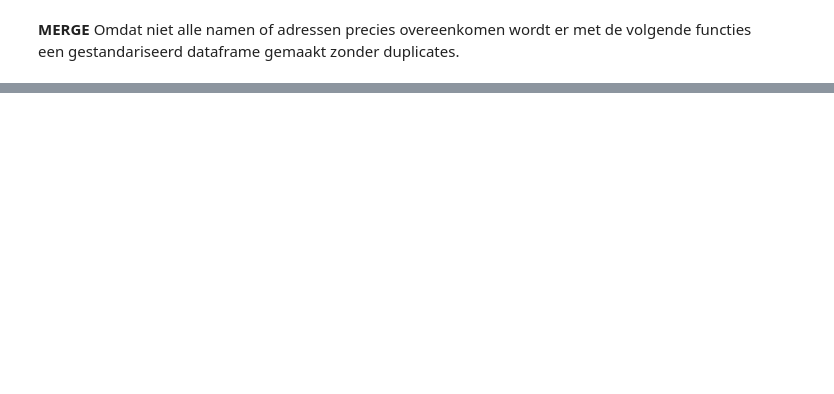
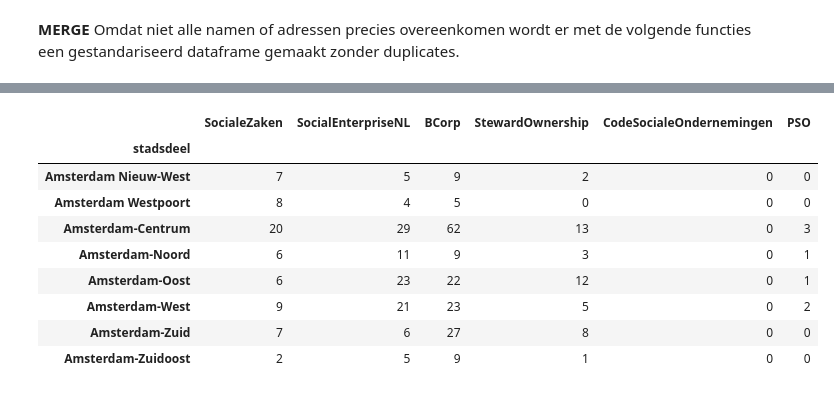
Before and after one commit to Rmjvanengelen/Impact-data-scraper, a Jupyter notebook: Scraper_impact.ipynb, the cells around one changed output, grey strips where cells are left out. Saved outputs shown, nothing was run; the diff lists cells and outputs as text; code cells hidden in the pictures; blank space fills up the shorter version.

```diff
--- a/Scraper_impact.ipynb
+++ b/Scraper_impact.ipynb
@@ -554,0 +626,12 @@ np.int64(0)
+# %%
+master["label_count"] = master[label_cols].sum(axis=1)
+
+overlap_stats = master["label_count"].value_counts().sort_index()
+overlap_stats_pct = (overlap_stats / n_total * 100).round(1)
+
+pd.DataFrame({
+    "organisations": overlap_stats,
+    "percent": overlap_stats_pct
+})
+print("Organisations with ≥2 labels (overlap):", int((master["label_count"] >= 2).sum()))
+print("Percent with ≥2 labels:", round((master["label_count"] >= 2).mean() * 100, 1), "%")
@@ -554,0 +697,9 @@ np.int64(0)
+# %%
+def combo_name(row):
+    labs = [c.replace("is_", "") for c in label_cols if row[c] == 1]
+    return "+".join(sorted(labs)) if labs else "None"
+
+master["label_combo"] = master.apply(combo_name, axis=1)
+
+combo_counts = master["label_combo"].value_counts().head(25)
+combo_counts
@@ -554,0 +749,19 @@ np.int64(0)
+# %%
+stadsdeel_by_label = {}
+for col in label_cols:
+    sd = master.loc[master[col] == 1, "stadsdeel"].value_counts()
+    stadsdeel_by_label[col.replace("is_", "")] = sd
+
+stadsdeel_by_label_df = pd.DataFrame(stadsdeel_by_label).fillna(0).astype(int)
+stadsdeel_by_label_df
+# %% [output]
+|  | SocialeZaken | SocialEnterpriseNL | BCorp | StewardOwnership | CodeSocialeOndernemingen | PSO |
+| stadsdeel |  |  |  |  |  |  |
+| Amsterdam Nieuw-West | 7 | 5 | 9 | 2 | 0 | 0 |
+| Amsterdam Westpoort | 8 | 4 | 5 | 0 | 0 | 0 |
+| Amsterdam-Centrum | 20 | 29 | 62 | 13 | 0 | 3 |
+| Amsterdam-Noord | 6 | 11 | 9 | 3 | 0 | 1 |
+| Amsterdam-Oost | 6 | 23 | 22 | 12 | 0 | 1 |
+| Amsterdam-West | 9 | 21 | 23 | 5 | 0 | 2 |
+| Amsterdam-Zuid | 7 | 6 | 27 | 8 | 0 | 0 |
+| Amsterdam-Zuidoost | 2 | 5 | 9 | 1 | 0 | 0 |
```
Also changed, not shown: parts of 23 cells of this notebook, 3 other files.
